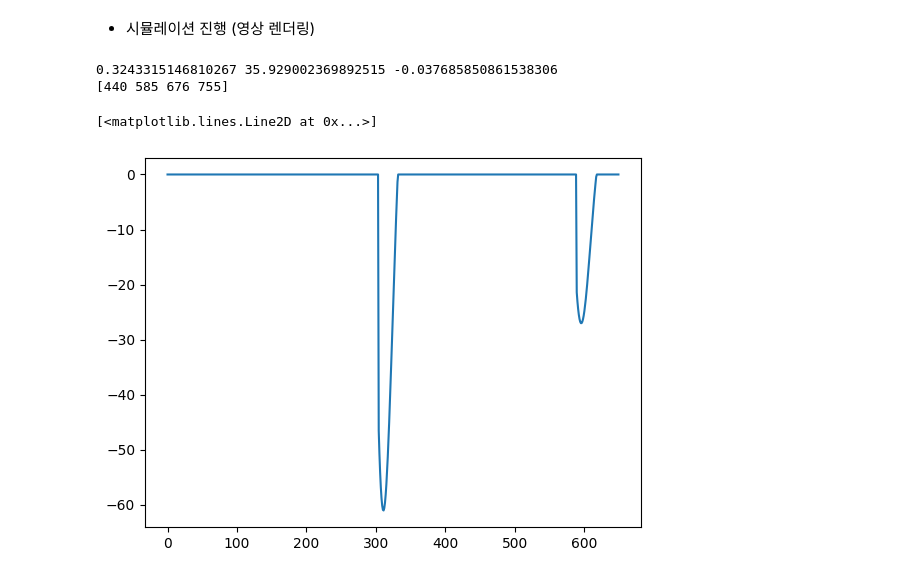
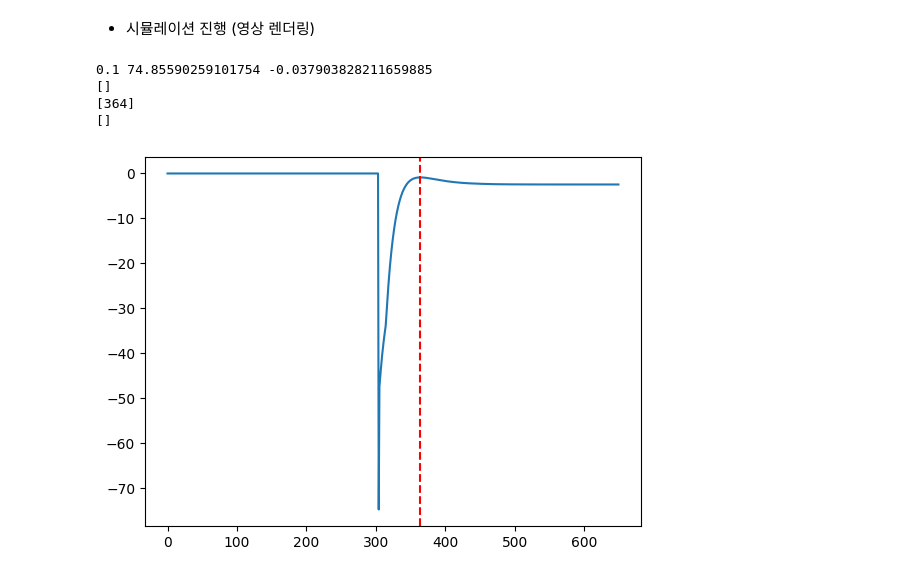
Before and after one commit to VanguardDream/snake_RL, a Jupyter notebook: GD_tor/model/contact_testing.ipynb, the cells around one changed output. Saved outputs shown, nothing was run; the diff lists cells and outputs as text; code cells hidden in the pictures.

```diff
--- a/GD_tor/model/contact_testing.ipynb
+++ b/GD_tor/model/contact_testing.ipynb
@@ -209,6 +222,9 @@ debris_pos = debris_pos - debris_pos[0]
 pos_peak, _ = find_peaks(debris_pos, prominence=0.00001)
 peak_len = len(pos_peak)
 
+damp_peak, _ = find_peaks(contact_force, prominence=0.00001)
+damp_peak_m, _ = find_peaks(-1*contact_force)
+damp_peak_len = len(damp_peak)
 # plt.plot(debris_pos[0:4000])
 # plt.plot(contact_force)
 
@@ -222,18 +238,25 @@ steady_gnd = np.mean(debris_pos[-3000::])
 peak_force = -np.min(contact_force)
 deform = -(0.4 + steady_gnd)
 
+
 print(COR, peak_force, deform)
 print(pos_peak)
+print(damp_peak)
+print(damp_peak_m)
 
 # media.show_video(frames, fps=stepspersecond)
 # %% [output]
-0.3243315146810267 35.929002369892515 -0.037685850861538306
-[440 585 676 755]
+0.1 74.85590259101754 -0.037903828211659885
+[]
+[364]
+[]
 # %%
 import matplotlib.pyplot as plt
 
+plt.plot(contact_force[0:650])
+for i in range(len(damp_peak)):
+    plt.axvline(x=damp_peak[i], color='r', linestyle='--')
 
-plt.plot(contact_force[0:650])
+plt.show()
 # %% [output]
-[<matplotlib.lines.Line2D at 0x...>]
-[figure, old version]
+[figure, new version]
```
Also changed, not shown: parts of 4 cells of this notebook, 2 other files.
